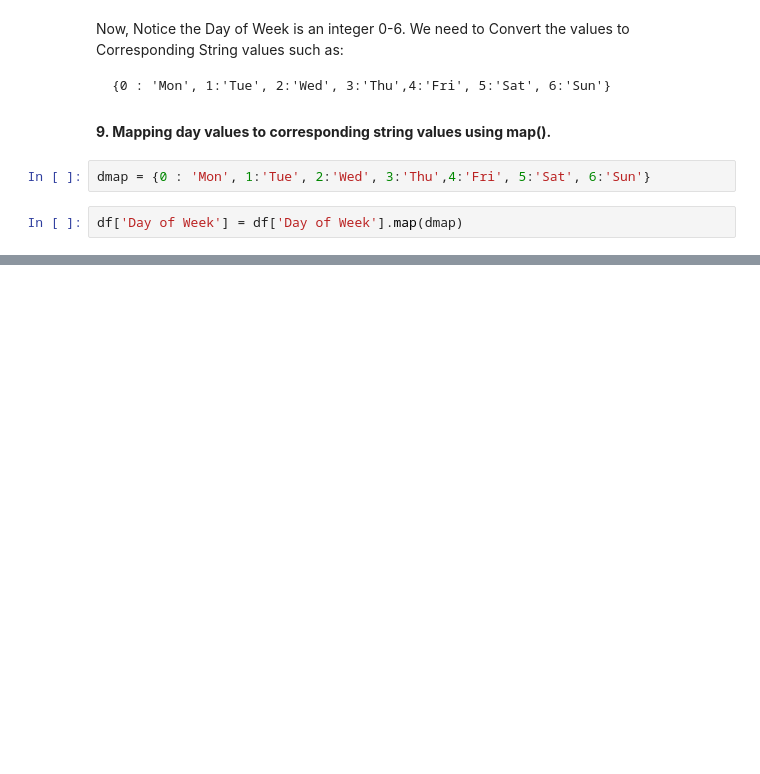
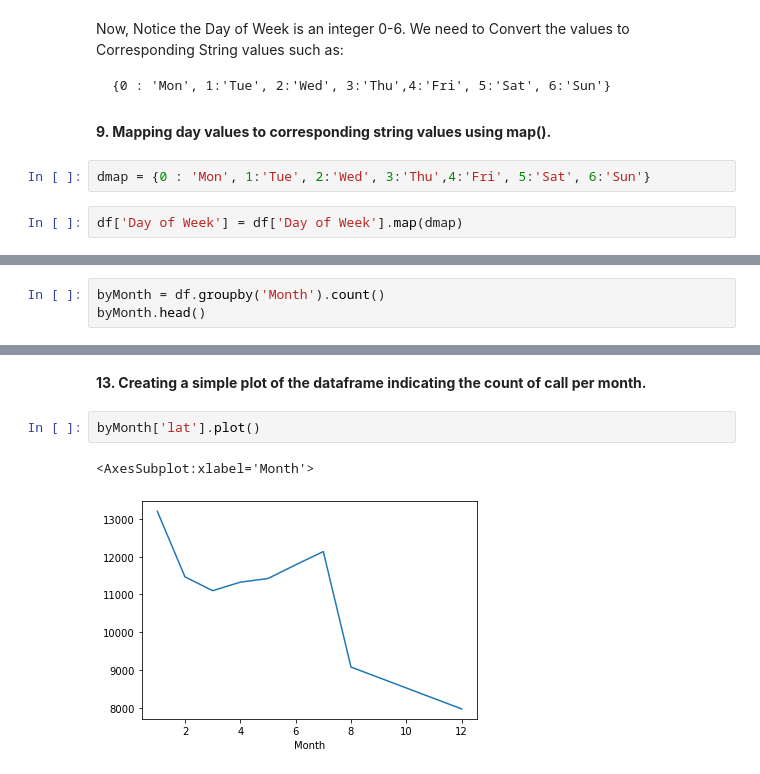
Before and after one commit to aamirmohiuddin38/Python---Data-Analysis, a Jupyter notebook: EDA Projects/Emergency_911_Calls.ipynb, the cells around one changed output, grey strips where cells are left out. Drawn from its saved outputs; the diff is of its cells as text; blank space fills up the shorter version.

```diff
--- a/EDA Projects/Emergency_911_Calls.ipynb
+++ b/EDA Projects/Emergency_911_Calls.ipynb
@@ -221,0 +247,3 @@ df.head()
+# %%
+byMonth = df.groupby('Month').count()
+byMonth.head()
@@ -221,0 +258,7 @@ df.head()
+# %% [markdown]
+**13. Creating a simple plot of the dataframe indicating the count of call per month.**
+# %%
+byMonth['lat'].plot()
+# %% [output]
+<AxesSubplot:xlabel='Month'>
+[figure, added]
```
Also changed, not shown: parts of 8 cells of this notebook.
